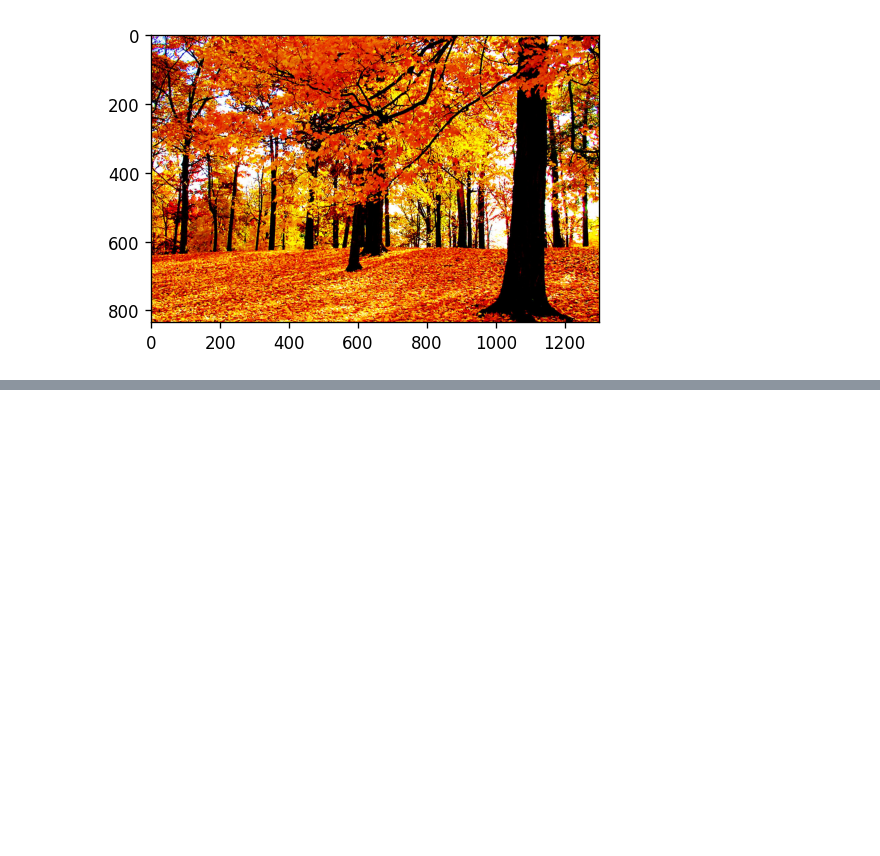
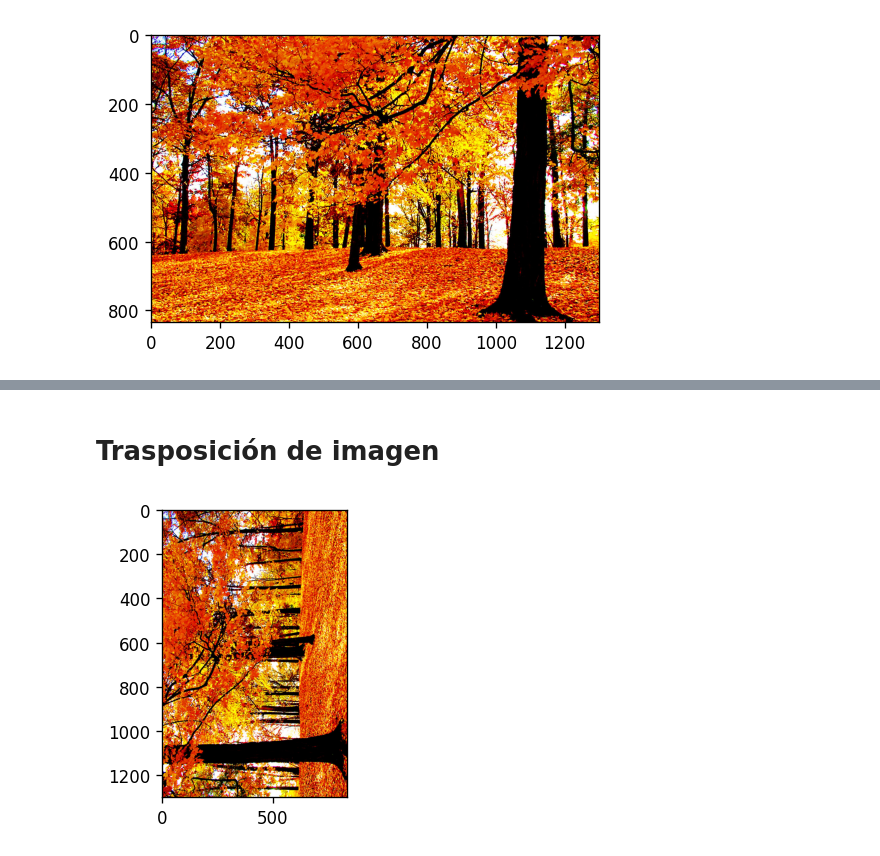
Before and after one commit to AnaLopezMartinez/Fundamentos-IA, a Jupyter notebook: Lectura1.ipynb, the cells around one changed output, grey strips where cells are left out. Saved outputs shown, nothing was run; the diff lists cells and outputs as text; code cells hidden in the pictures; blank space fills up the shorter version.

```diff
--- a/Lectura1.ipynb
+++ b/Lectura1.ipynb
@@ -35,0 +46,8 @@ plt.show()
+# %% [markdown]
+# Trasposición de imagen
+# %%
+ plt.figure(figsize=(6, 3), tight_layout=True)
+ plt.imshow(np.transpose(img_color, axes=[1, 0, 2]));
+ plt.show()
+# %% [output]
+[figure, added]
```
Also changed, not shown: parts of 10 cells of this notebook.
